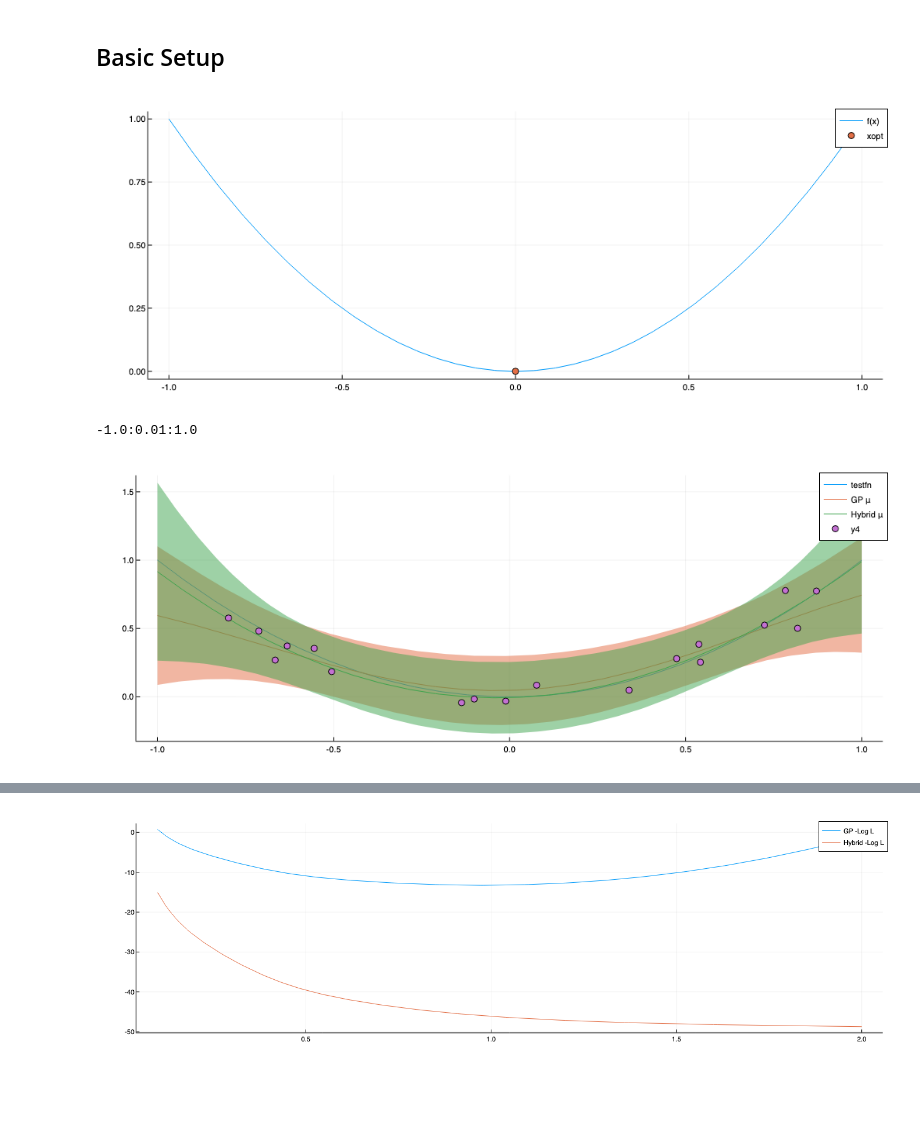
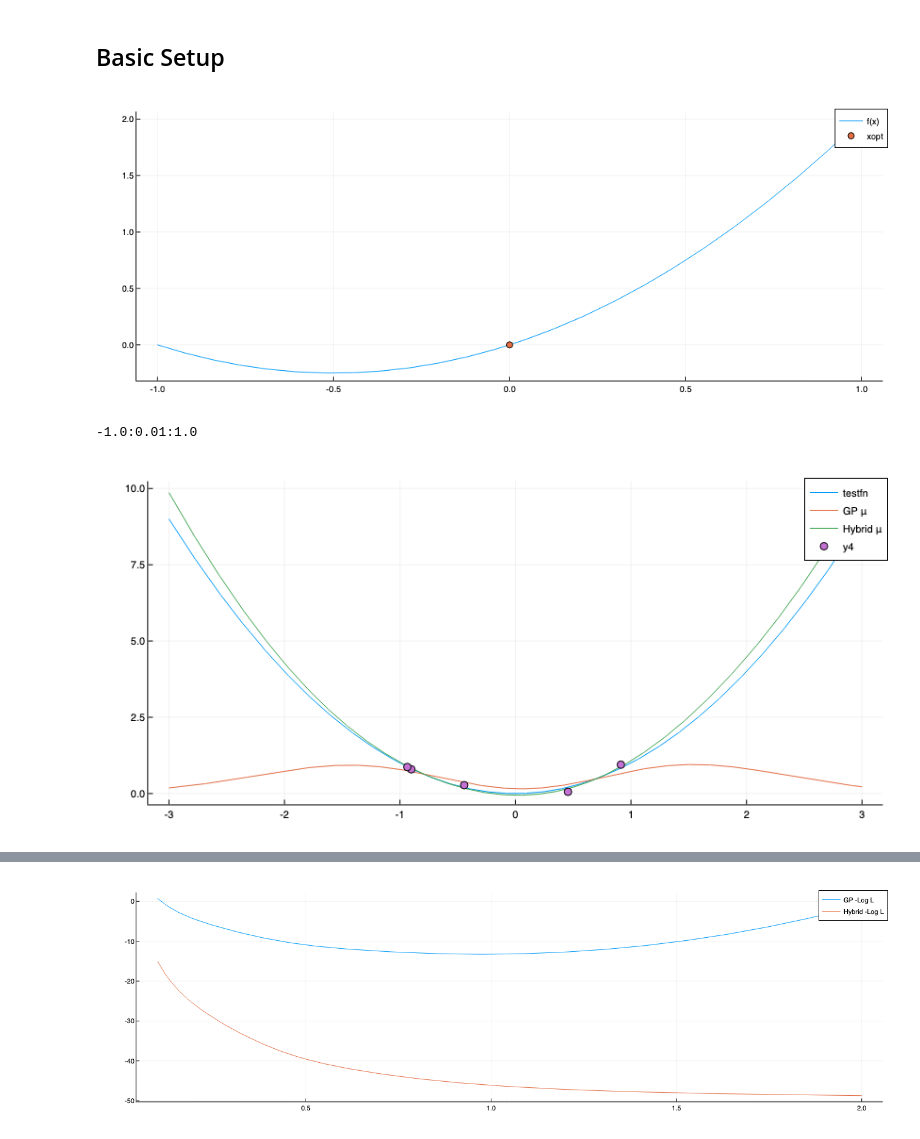
Before and after one commit to DarianNwankwo/Mean-Field-Bayesian-Optimization, a Jupyter notebook: notebooks/bo_with_mean_field.ipynb, the cells around one changed output, grey strips where cells are left out. Cells and saved outputs as stored; diff of their text form; code cells hidden in the pictures; blank space fills up the shorter version.

```diff
--- a/notebooks/bo_with_mean_field.ipynb
+++ b/notebooks/bo_with_mean_field.ipynb
@@ -21,11 +23,16 @@ Plots.PlotlyJSBackend()
 ## Basic Setup
 # %%
 # Visualize 1D test function
-testfn = TestQuadratic1D()
+polynomial = PolynomialBasisFunction([
+        x -> 0., x -> first(x),
+])
+polynomial_trend = PolynomialTrend(polynomial, [1., 1.])
+testfn = TestQuadratic1D() + polynomial_trend
+# testfn = TestQuadratic1D()
 # testfn = TestRosenbrock()
 tplot(testfn)
 # %% [output]
-[figure, old version]
+[figure, new version]
 # %%
 lbs, ubs = get_bounds(testfn)
 domain = lbs[1]:.01:ubs[1]
@@ -36,7 +43,7 @@ kernel = SquaredExponential()
 polynomial = PolynomialBasisFunction([
         x -> 1., x -> first(x) ^ 2,
 ])
-N = 18
+N = 5
 observation_noise = 1e-1
 X = randsample(N, testfn.dim, lbs, ubs)
 y = testfn(X) + observation_noise * randn(N)
@@ -46,37 +53,39 @@ hsur = HybridSurrogate(kernel, polynomial, X, y, decision_rule=EI(),
 sur = Surrogate(kernel, X, y, decision_rule=EI(),
     observation_noise=observation_noise, capacity=N);
 # %%
-domain = lbs[1]:.01:ubs[1]
+domain = 3. * lbs[1]:.01:3. * ubs[1]
 μ = similar(domain) # Predictive mean for standard model: f(x) ~ Z(x)
 μ2 = similar(domain) # Predictive mean for the hybrid model: f(x) ~ P(x)c + Z(x)
 ∇μ2 = similar(domain)
 Hμ2 = similar(domain)
 σ = similar(domain)
 σ2 = similar(domain)
 ∇σ2 = similar(domain)
 Hσ2 = similar(domain)
 EIx = similar(domain)
 EIx2 = similar(domain)
 
 for (i, x) in enumerate(domain)
     sx = sur([x], [0.])
     hsx = hsur([x], [0.])
 
     μ[i] = sx.μ
     μ2[i] = hsx.μ
     ∇μ2[i] = first(hsx.∇μ)
     Hμ2[i] = first(hsx.Hμ)
     σ[i] = sx.σ
     σ2[i] = hsx.σ
     ∇σ2[i] = first(hsx.∇σ)
     Hσ2[i] = first(hsx.Hσ)
     EIx[i] = eval(sx)
     EIx2[i] = eval(hsx)
 end
 
 plot(domain, [testfn([x]) for x in domain], label="testfn")
-plot!(domain, μ, ribbons=2σ, label="GP μ")
-plot!(domain, μ2, ribbons=2σ2, label="Hybrid μ")
+# plot!(domain, μ, ribbons=2σ, label="GP μ")
+plot!(domain, μ, label="GP μ")
+# plot!(domain, μ2, ribbons=2σ2, label="Hybrid μ")
+plot!(domain, μ2, label="Hybrid μ")
 scatter!(get_active_covariates(hsur)', get_active_observations(sur))
 # %% [output]
-[figure, old version]
+[figure, new version]
```
Also changed, not shown: parts of 3 cells of this notebook, 5 other files.
